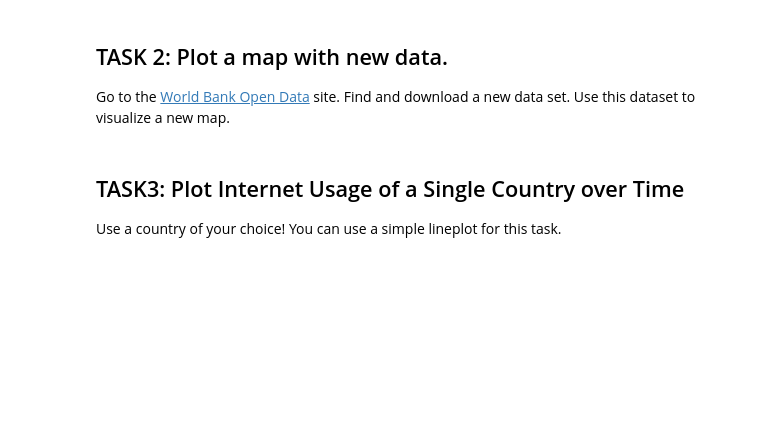
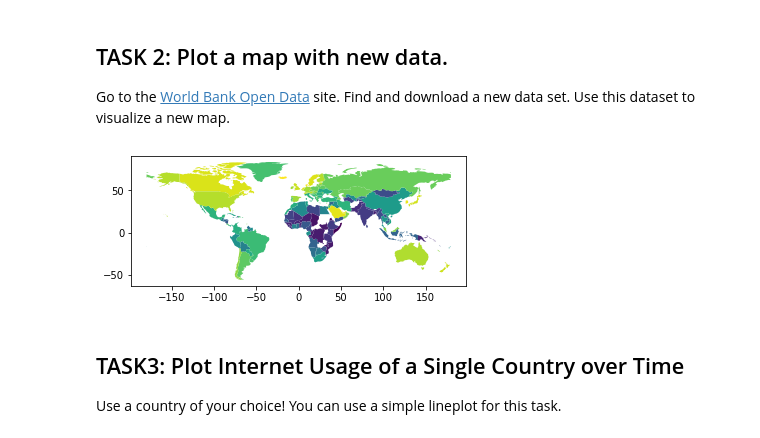
Before and after one commit to m-langer/FH-DataAnalysisP, a Jupyter notebook: LAB/02_Maps.ipynb, the cells around one changed output. Cells and saved outputs as stored; diff of their text form; code cells hidden in the pictures; blank space fills up the shorter version.

```diff
--- a/LAB/02_Maps.ipynb
+++ b/LAB/02_Maps.ipynb
@@ -154,3 +233,14 @@ raise NotImplementedError()
+# %%
+# YOUR CODE HERE
+#raise NotImplementedError()
+df2 = pd.read_csv('./data/CO2EmmissionsInKT.csv',skiprows=3)
+df2 = df.loc[:, ['Country Name', 'Country Code', '2017']]
+merge2 = world.set_index('iso_a3').join(df2.set_index('Country Code'))
+merge2.head()
+merge2.plot(column="2017")
+plt.show()
+# %% [output]
+[figure, added]
 # %% [markdown]
 ## TASK3: Plot Internet Usage of a Single Country over Time
 Use a country of your choice! You can use a simple lineplot for this task.
```
Also changed, not shown: parts of 20 cells of this notebook, 2 other files.
